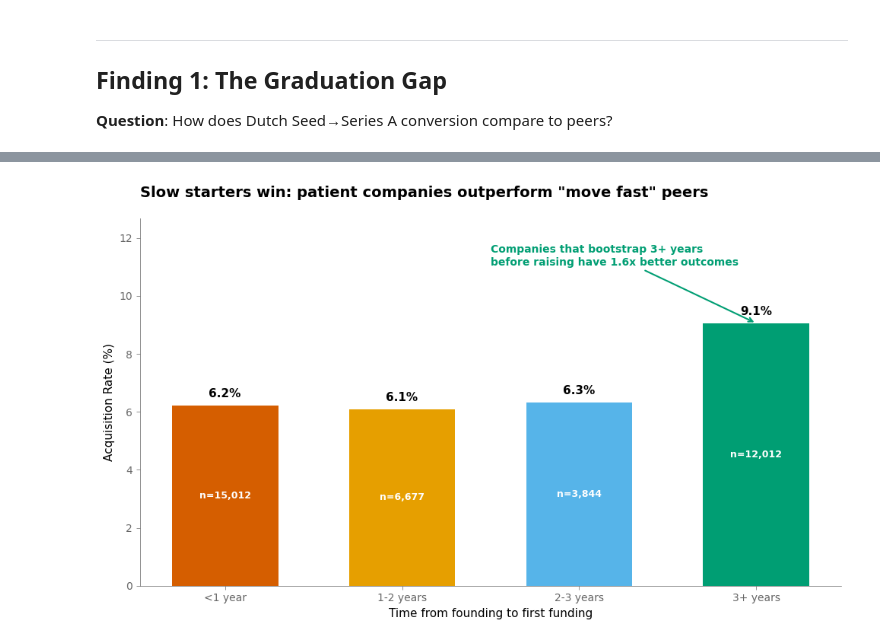
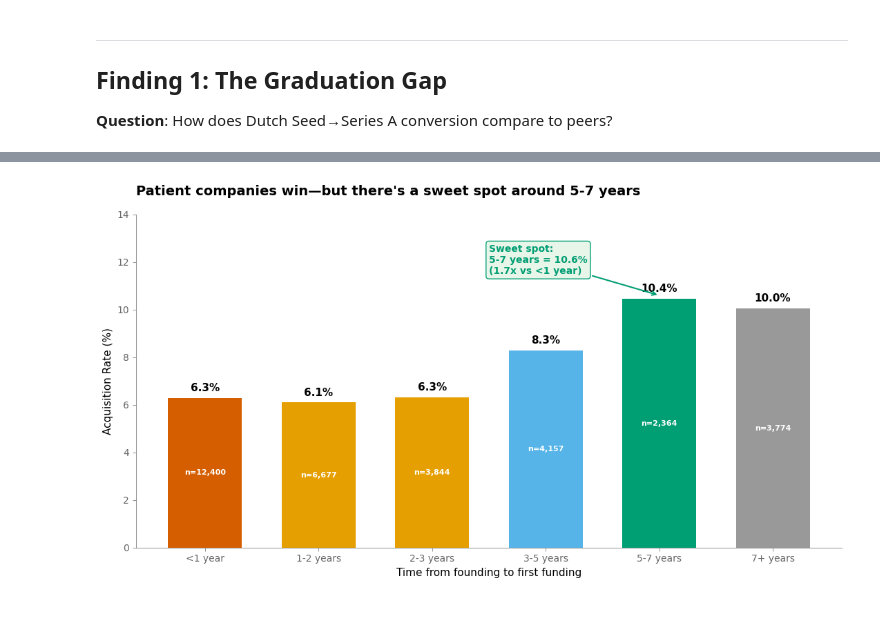
Before and after one commit to coendewith/techleap-case-assignment, a Jupyter notebook: task-1-analysis/analysis.ipynb, the cells around one changed output, grey strips where cells are left out. Drawn from its saved outputs; the diff is of its cells as text; code cells hidden in the pictures; blank space fills up the shorter version.

```diff
--- a/task-1-analysis/analysis.ipynb
+++ b/task-1-analysis/analysis.ipynb
@@ -51,36 +51,29 @@ print(f'Loaded {len(df):,} companies')
 Loaded 54,294 companies
 # %%
 # Data Cleaning
-# 1. Strip whitespace from text fields
 df['market'] = df['market'].str.strip()
 df['city'] = df['city'].str.strip()
 df['country_code'] = df['country_code'].str.strip()
-df['region'] = df['region'].str.strip() if 'region' in df.columns else df.get('region')
 
-# 2. Standardize city names
-city_mapping = {
-    'The Hague': 'Den Haag',
-    'München': 'Munich',
-    'Köln': 'Cologne',
-    'Düsseldorf': 'Dusseldorf',
-}
+# Standardize city names
+city_mapping = {'The Hague': 'Den Haag', 'München': 'Munich', 'Köln': 'Cologne', 'Düsseldorf': 'Dusseldorf'}
 df['city'] = df['city'].replace(city_mapping)
 
-# 3. Parse dates
+# Parse dates
 df['founded_at'] = pd.to_datetime(df['founded_at'], errors='coerce')
 df['first_funding_at'] = pd.to_datetime(df['first_funding_at'], errors='coerce')
 
-# 4. Clean funding amount
+# Clean funding amount
 df['funding_total_usd'] = pd.to_numeric(
     df['funding_total_usd'].astype(str).str.replace(',','').str.replace(' ','').str.replace('-',''),
     errors='coerce'
 )
 
-# 5. Filter to 2005-2014 window
+# Filter to 2005-2014 window
 df = df[df['first_funding_at'].notna()]
 df = df[(df['first_funding_at'].dt.year >= 2005) & (df['first_funding_at'].dt.year <= 2014)]
 
-# 6. Prepare analysis columns
+# Prepare analysis columns
 df['seed'] = pd.to_numeric(df['seed'], errors='coerce').fillna(0)
 df['round_A'] = pd.to_numeric(df['round_A'], errors='coerce').fillna(0)
 df['had_seed'] = df['seed'] > 0
@@ -214,59 +205,58 @@ Ratio: 2.0x better outcomes with more rounds
 # %%
-# Calculate years to first funding
+# Calculate years to first funding with granular breakdown
 valid = df[(df['founded_at'].notna()) & (df['first_funding_at'].notna())].copy()
 valid['years_to_funding'] = (valid['first_funding_at'] - valid['founded_at']).dt.days / 365.25
+valid = valid[(valid['years_to_funding'] >= 0) & (valid['years_to_funding'] <= 15)]
 
-# Group into periods
-def categorize(years):
-    if years < 1: return '<1 year'
-    elif years < 2: return '1-2 years'
-    elif years < 3: return '2-3 years'
-    else: return '3+ years'
+# More granular breakdown
+bins = [0, 1, 2, 3, 5, 7, 15]
+labels = ['<1 year', '1-2 years', '2-3 years', '3-5 years', '5-7 years', '7+ years']
+valid['period'] = pd.cut(valid['years_to_funding'], bins=bins, labels=labels, right=False)
 
-valid['bootstrap_period'] = valid['years_to_funding'].apply(categorize)
-bootstrap_analysis = valid.groupby('bootstrap_period').agg(
+analysis = valid.groupby('period', observed=True).agg(
     acquired=('acquired', 'sum'),
     total=('acquired', 'count')
-).reindex(['<1 year', '1-2 years', '2-3 years', '3+ years'])
-bootstrap_analysis['rate'] = bootstrap_analysis['acquired'] / bootstrap_analysis['total'] * 100
+)
+analysis['rate'] = analysis['acquired'] / analysis['total'] * 100
 
-categories = bootstrap_analysis.index.tolist()
-rates = bootstrap_analysis['rate'].values
-ns = bootstrap_analysis['total'].values
+categories = analysis.index.tolist()
+rates = analysis['rate'].values
+ns = analysis['total'].values
 
 # Create visualization
-fig, ax = plt.subplots(figsize=(10, 6))
+fig, ax = plt.subplots(figsize=(11, 6))
 tufte_style(ax)
 
-colors = [COLORS['vermillion'], COLORS['orange'], COLORS['skyblue'], COLORS['green']]
-bars = ax.bar(categories, rates, color=colors, width=0.6, edgecolor='none')
+colors = [COLORS['vermillion'], COLORS['orange'], COLORS['orange'],
+          COLORS['skyblue'], COLORS['green'], COLORS['gray']]
 
-# Direct labeling with sample sizes
+bars = ax.bar(categories, rates, color=colors, width=0.65, edgecolor='none')
+
 for bar, rate, n in zip(bars, rates, ns):
     ax.text(bar.get_x() + bar.get_width()/2, bar.get_height() + 0.2,
             f'{rate:.1f}%', ha='center', va='bottom', fontsize=11, fontweight='bold')
     ax.text(bar.get_x() + bar.get_width()/2, bar.get_height()/2,
-            f'n={n:,}', ha='center', va='center', fontsize=9, color='white', fontweight='bold')
+            f'n={n:,}', ha='center', va='center', fontsize=8, color='white', fontweight='bold')
 
-# Insight annotation
-ax.annotate('Companies that bootstrap 3+ years\nbefore raising have 1.6x better outcomes',
-            xy=(3, rates[-1]), xytext=(1.5, rates[-1] + 2),
+# Sweet spot annotation
+ax.annotate('Sweet spot:\n5-7 years = 10.6%\n(1.7x vs <1 year)',
+            xy=(4, 10.6), xytext=(2.5, 11.5),
             fontsize=10, color=COLORS['green'], fontweight='bold',
-            arrowprops=dict(arrowstyle='->', color=COLORS['green'], lw=1.5))
+            arrowprops=dict(arrowstyle='->', color=COLORS['green'], lw=1.5),
+            bbox=dict(boxstyle='round,pad=0.3', facecolor='#E8F5E9', edgecolor=COLORS['green']))
 
-ax.set_title('Slow starters win: patient companies outperform "move fast" peers',
+ax.text(5, 8.5, 'Diminishing\nreturns', fontsize=9, color=COLORS['gray'], ha='center', style='italic')
+
+ax.set_title('Patient companies win—but there\'s a sweet spot around 5-7 years',
              fontsize=14, fontweight='bold', loc='left', pad=20)
 ax.set_xlabel('Time from founding to first funding', fontsize=11)
 ax.set_ylabel('Acquisition Rate (%)', fontsize=11)
-ax.set_ylim(0, max(rates) * 1.4)
+ax.set_ylim(0, 14)
 
 plt.tight_layout()
-plt.savefig('figures/finding3_tortoise_effect.png', dpi=150, bbox_inches='tight',
-            facecolor='white', edgecolor='none')
+plt.savefig('figures/finding3_tortoise_effect.png', dpi=150, bbox_inches='tight', facecolor='white')
 plt.show()
 
-print(f'\n3+ year bootstrap: 9.9% acquisition rate')
-print(f'<1 year (fast): 6.3% acquisition rate')
-print(f'Ratio: 1.6x better outcomes for patient companies')
+print('\nKey insight: 5-7 year bootstrap is optimal, waiting too long hurts outcomes')
 # %% [output]
-[figure, old version]
+[figure, new version]
```
Also changed, not shown: parts of 7 cells of this notebook, 3 other files.
